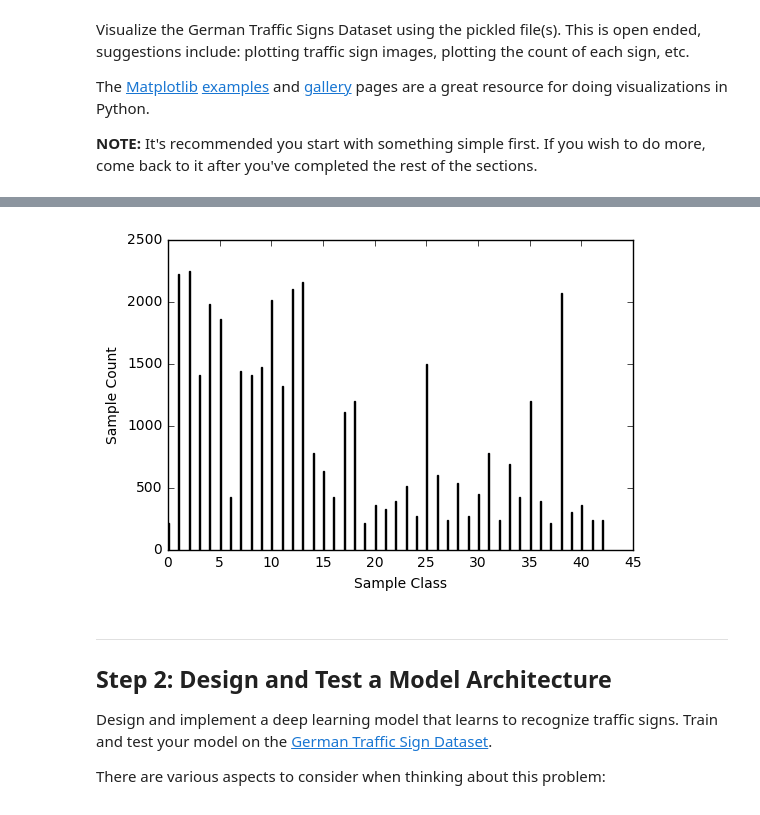
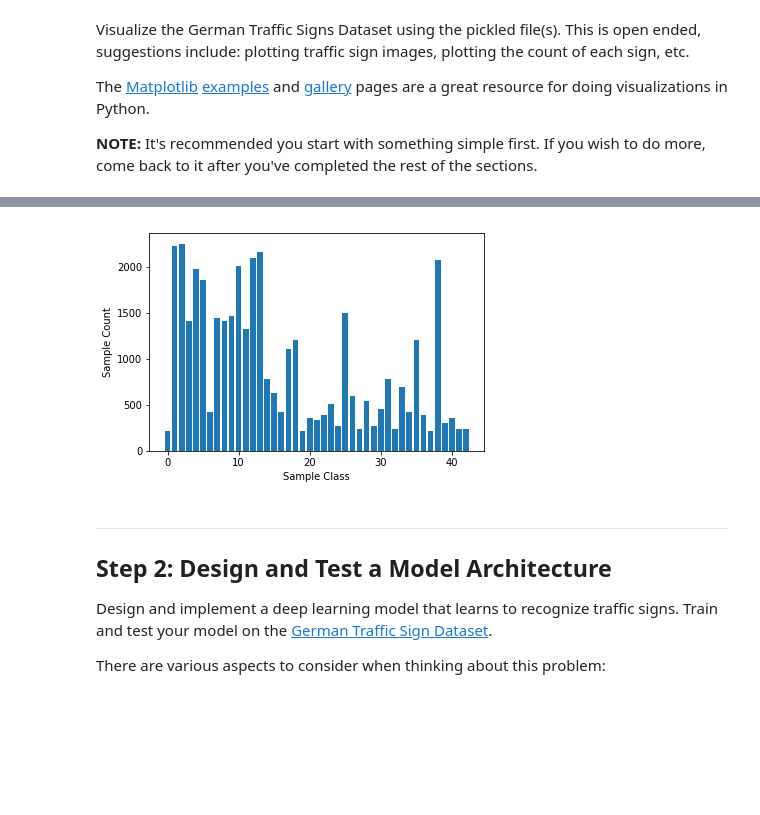
Before and after one commit to 361793842/CarND-Traffic-Sign-Classifier-Project, a Jupyter notebook: Traffic_Sign_Classifier.ipynb, the cells around one changed output, grey strips where cells are left out. Saved outputs shown, nothing was run; the diff lists cells and outputs as text; code cells hidden in the pictures; blank space fills up the shorter version.

```diff
--- a/Traffic_Sign_Classifier.ipynb
+++ b/Traffic_Sign_Classifier.ipynb
@@ -106,18 +118,18 @@ print(y_train[index], sign_names[y_train[index]])
 # %%
 import numpy as np
 
 # plotting the count of each sign
 
 y_pos = range(n_classes)
 label_list = y_train.tolist()
 sign_type = [label_list.count(y) for y in range(n_classes)]
 
-plt.bar(y_pos, sign_type, width=0.1)
+plt.bar(y_pos, sign_type, width=0.8, align='center')
 plt.ylabel('Sample Count')
 plt.xlabel('Sample Class')
 plt.show()
 # %% [output]
-[figure, old version]
+[figure, new version]
 # %% [markdown]
 ----
 
```
Also changed, not shown: parts of 23 cells of this notebook.
